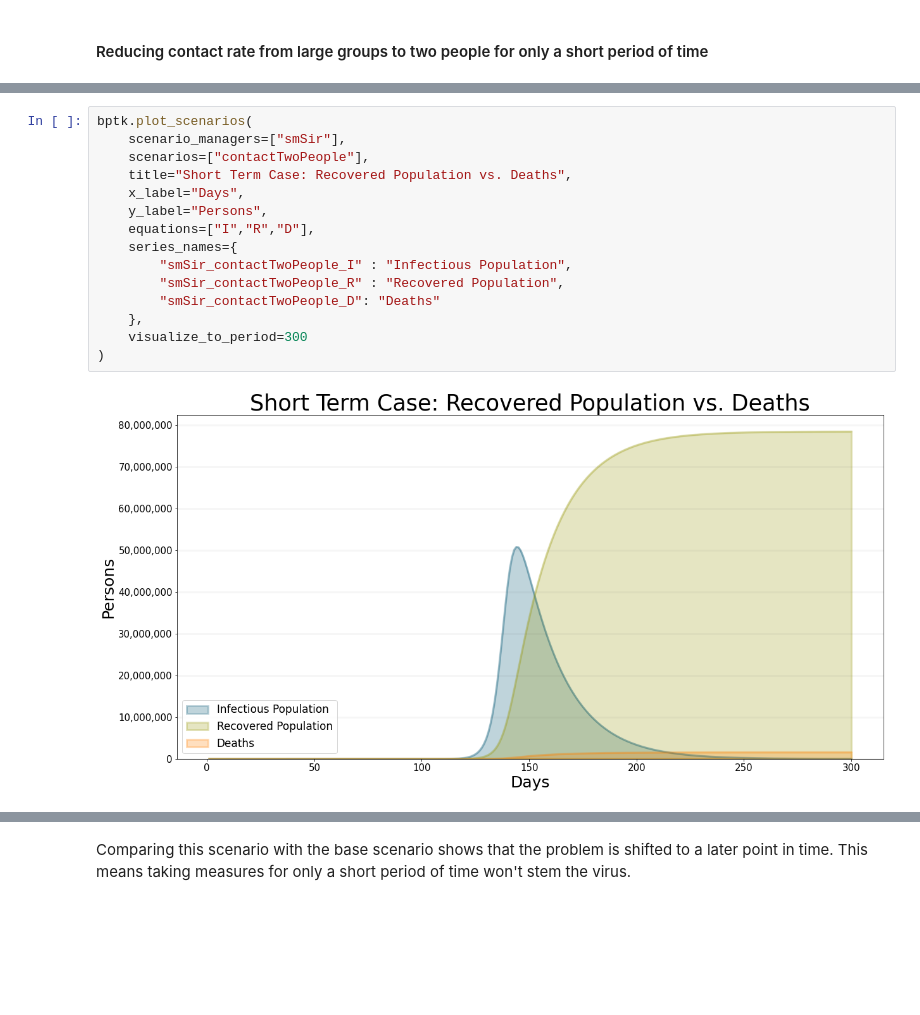
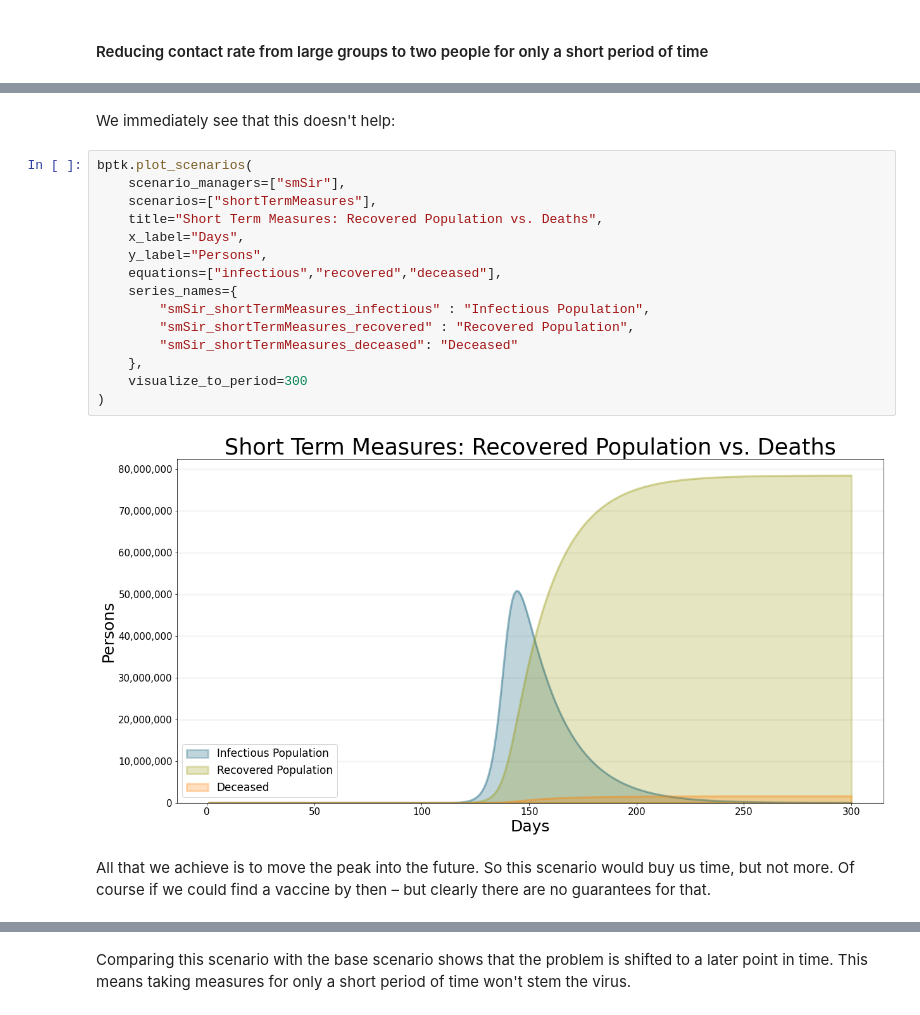
Before and after one commit to transentis/sim-covid-19, a Jupyter notebook: sim-covid-19.ipynb, the cells around one changed output, grey strips where cells are left out. Drawn from its saved outputs; the diff is of its cells as text; blank space fills up the shorter version.

```diff
--- a/sim-covid-19.ipynb
+++ b/sim-covid-19.ipynb
@@ -391,20 +535,24 @@ ax.legend(["Contact Rate"])
+# %% [markdown]
+We immediately see that this doesn't help:
 # %%
 bptk.plot_scenarios(
     scenario_managers=["smSir"],
-    scenarios=["contactTwoPeople"],
-    title="Short Term Case: Recovered Population vs. Deaths",
+    scenarios=["shortTermMeasures"],
+    title="Short Term Measures: Recovered Population vs. Deaths",
     x_label="Days",
     y_label="Persons",
-    equations=["I","R","D"],
+    equations=["infectious","recovered","deceased"],
     series_names={
-        "smSir_contactTwoPeople_I" : "Infectious Population",
-        "smSir_contactTwoPeople_R" : "Recovered Population",
-        "smSir_contactTwoPeople_D": "Deaths"
+        "smSir_shortTermMeasures_infectious" : "Infectious Population",
+        "smSir_shortTermMeasures_recovered" : "Recovered Population",
+        "smSir_shortTermMeasures_deceased": "Deceased"
     },
     visualize_to_period=300
 )
 # %% [output]
-[figure, old version]
+[figure, new version]
+# %% [markdown]
+All that we achieve is to move the peak into the future. So this scenario would buy us time, but not more. Of course if we could find a vaccine by then – but clearly there are no guarantees for that.
 # %%
 bptk.plot_scenarios(
     scenario_managers=["smSir"],
```
Also changed, not shown: parts of 114 cells of this notebook, 9 other files.
